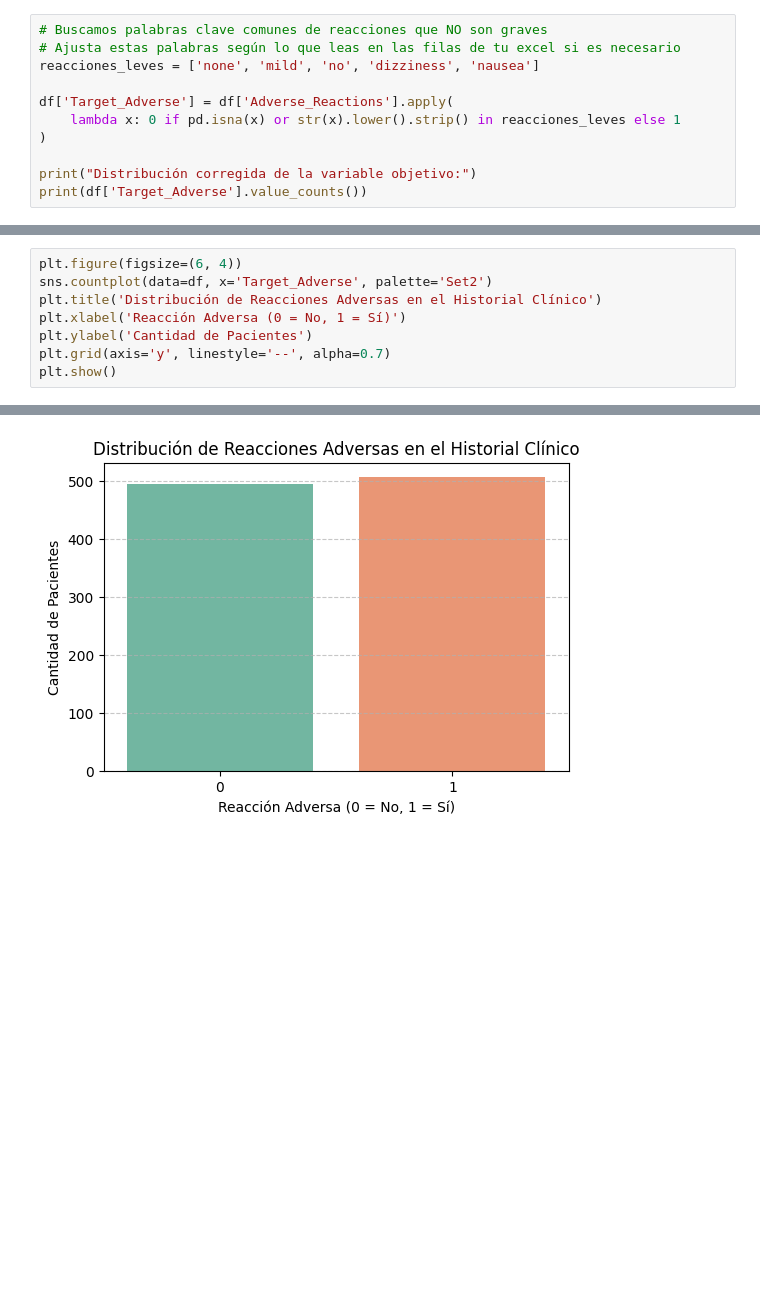
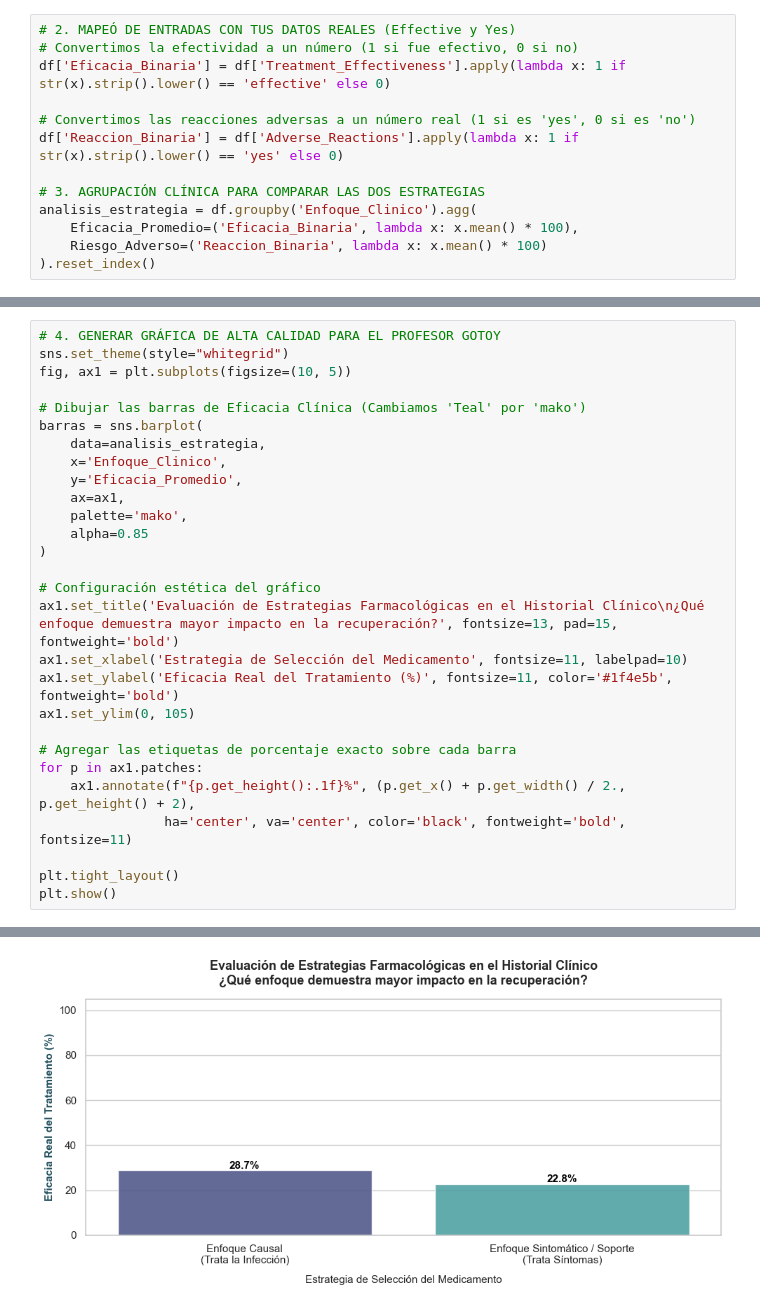
Before and after one commit to Gianca2029/Proyecto_Analisis_de_Datos, a Jupyter notebook: pipeline.ipynb, the cells around one changed output, grey strips where cells are left out. Cells and saved outputs as stored; diff of their text form; blank space fills up the shorter version.

```diff
--- a/pipeline.ipynb
+++ b/pipeline.ipynb
@@ -42,11 +18,13 @@ dtype: int64
 # %%
-# Buscamos palabras clave comunes de reacciones que NO son graves
-# Ajusta estas palabras según lo que leas en las filas de tu excel si es necesario
-reacciones_leves = ['none', 'mild', 'no', 'dizziness', 'nausea']
+# 2. MAPEÓ DE ENTRADAS CON TUS DATOS REALES (Effective y Yes)
+# Convertimos la efectividad a un número (1 si fue efectivo, 0 si no)
+df['Eficacia_Binaria'] = df['Treatment_Effectiveness'].apply(lambda x: 1 if str(x).strip().lower() == 'effective' else 0)
 
-df['Target_Adverse'] = df['Adverse_Reactions'].apply(
-    lambda x: 0 if pd.isna(x) or str(x).lower().strip() in reacciones_leves else 1
-)
+# Convertimos las reacciones adversas a un número real (1 si es 'yes', 0 si es 'no')
+df['Reaccion_Binaria'] = df['Adverse_Reactions'].apply(lambda x: 1 if str(x).strip().lower() == 'yes' else 0)
 
-print("Distribución corregida de la variable objetivo:")
-print(df['Target_Adverse'].value_counts())
+# 3. AGRUPACIÓN CLÍNICA PARA COMPARAR LAS DOS ESTRATEGIAS
+analisis_estrategia = df.groupby('Enfoque_Clinico').agg(
+    Eficacia_Promedio=('Eficacia_Binaria', lambda x: x.mean() * 100),
+    Riesgo_Adverso=('Reaccion_Binaria', lambda x: x.mean() * 100)
+).reset_index()
@@ -59,10 +31,30 @@ Name: count, dtype: int64
 # %%
-plt.figure(figsize=(6, 4))
-sns.countplot(data=df, x='Target_Adverse', palette='Set2')
-plt.title('Distribución de Reacciones Adversas en el Historial Clínico')
-plt.xlabel('Reacción Adversa (0 = No, 1 = Sí)')
-plt.ylabel('Cantidad de Pacientes')
-plt.grid(axis='y', linestyle='--', alpha=0.7)
+# 4. GENERAR GRÁFICA DE ALTA CALIDAD PARA EL PROFESOR GOTOY
+sns.set_theme(style="whitegrid")
+fig, ax1 = plt.subplots(figsize=(10, 5))
+
+# Dibujar las barras de Eficacia Clínica (Cambiamos 'Teal' por 'mako')
+barras = sns.barplot(
+    data=analisis_estrategia,
+    x='Enfoque_Clinico',
+    y='Eficacia_Promedio',
+    ax=ax1,
+    palette='mako',
+    alpha=0.85
+)
+
+# Configuración estética del gráfico
+ax1.set_title('Evaluación de Estrategias Farmacológicas en el Historial Clínico\n¿Qué enfoque demuestra mayor impacto en la recuperación?', fontsize=13, pad=15, fontweight='bold')
+ax1.set_xlabel('Estrategia de Selección del Medicamento', fontsize=11, labelpad=10)
+ax1.set_ylabel('Eficacia Real del Tratamiento (%)', fontsize=11, color='#1f4e5b', fontweight='bold')
+ax1.set_ylim(0, 105)
+
+# Agregar las etiquetas de porcentaje exacto sobre cada barra
+for p in ax1.patches:
+    ax1.annotate(f"{p.get_height():.1f}%", (p.get_x() + p.get_width() / 2., p.get_height() + 2),
+                ha='center', va='center', color='black', fontweight='bold', fontsize=11)
+
+plt.tight_layout()
 plt.show()
 # %% [output]
 Passing `palette` without assigning `hue` is deprecated and will be removed in v0.14.0. Assign the `x` variable to `hue` and set `legend=False` for the same effect.
@@ -71,2 +63,2 @@ Passing `palette` without assigning `hue` is deprecated and will be removed in v
-[figure, old version]
+[figure, new version]
 # %%
```
Also changed, not shown: parts of 5 cells of this notebook.
